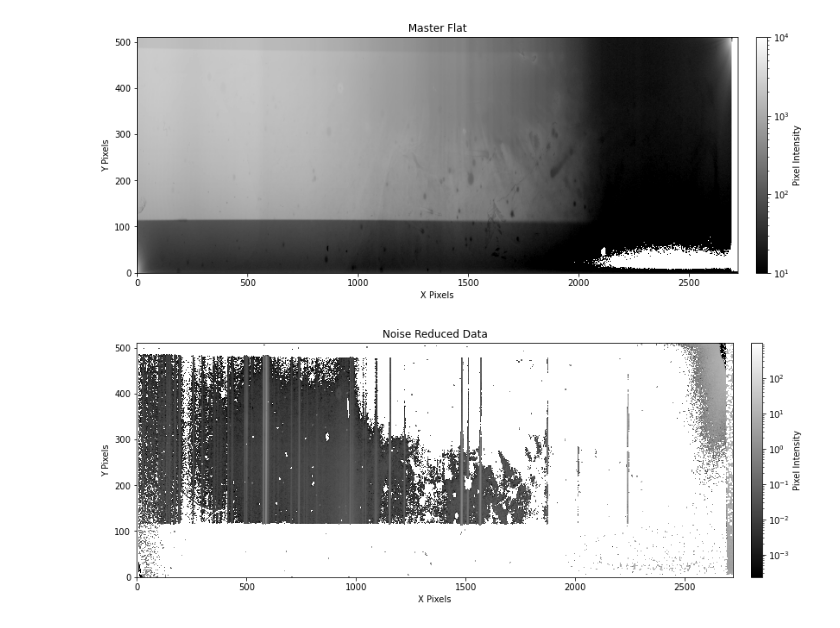
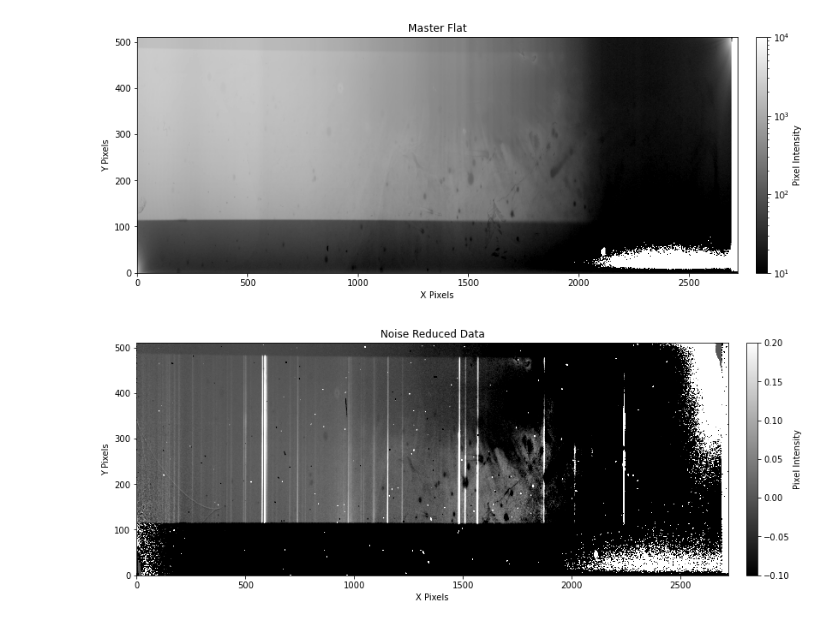
Before and after one commit to astronamanj/641_Observational_Techniques, a Jupyter notebook: omm_spectograph/noise_removal.ipynb, the cells around one changed output. Cells and saved outputs as stored; diff of their text form; code cells hidden in the pictures.

Commit message:
measure lines in the source data

```diff
--- a/omm_spectograph/noise_removal.ipynb
+++ b/omm_spectograph/noise_removal.ipynb
@@ -43,9 +43,11 @@ fn.plot_fits(master_flat, 'Master Flat', LogNorm(vmin=1e1, vmax=1e4))
 data = fn.read_fits('./data/source.fits')
 data = data - master_bias
 data = data - master_dark
-data = data / master_flat
+with np.errstate(divide='ignore', invalid='ignore'):
+    data = np.true_divide(data, master_flat)
+    data[~np.isfinite(data)] = 0
 np.save('./data/data.npy', data)
 # %%
-fn.plot_fits(data, 'Noise Reduced Data',)
+fn.plot_fits(data, 'Noise Reduced Data', Normalize(vmin=-.1, vmax=0.2))
 # %% [output]
-[figure, old version]
+[figure, new version]
```
Also changed, not shown: 3 other files.
